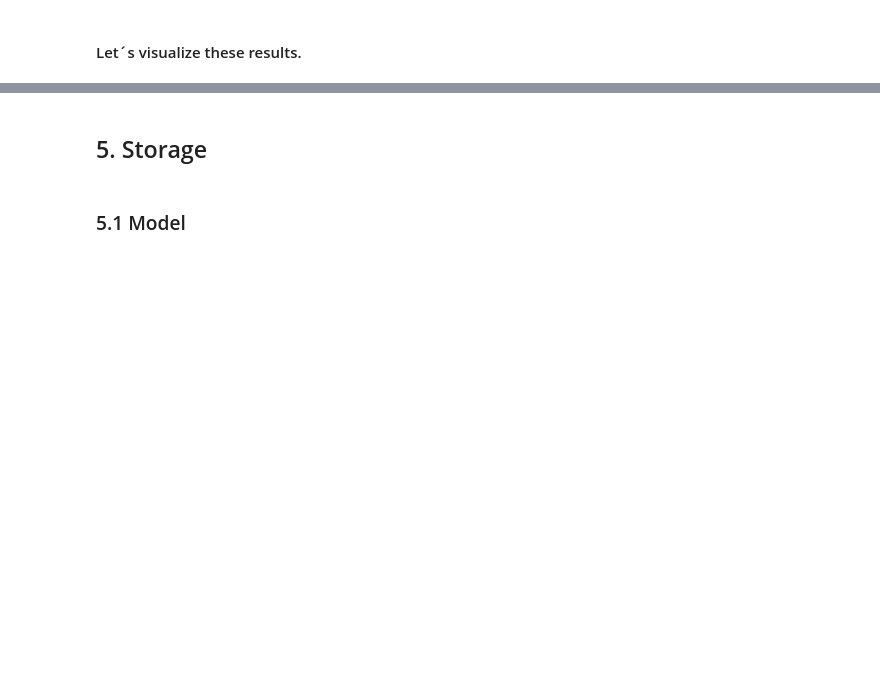
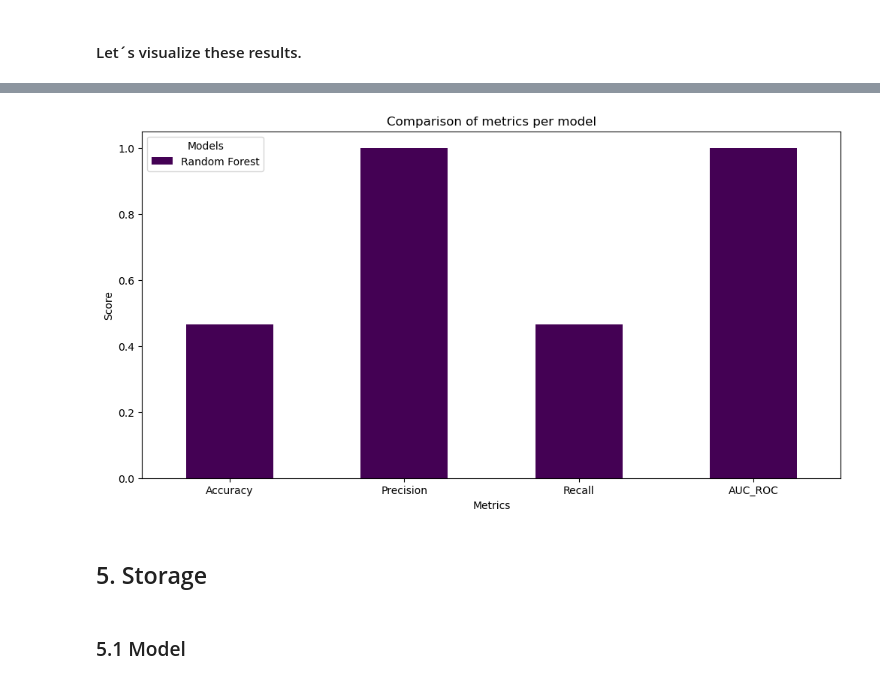
Before and after one commit to AJBrachoRodriguez/Fraud-Detection, a Jupyter notebook: notebook.ipynb, the cells around one changed output, grey strips where cells are left out. Saved outputs shown, nothing was run; the diff lists cells and outputs as text; code cells hidden in the pictures; blank space fills up the shorter version.

```diff
--- a/notebook.ipynb
+++ b/notebook.ipynb
@@ -873,0 +1602,4 @@ type(model_RF)
+# %%
+# train the model "random forest" (rf)
+
+rf = RandomForestRegressor(labelCol='isFraud',featuresCol='my_features', maxDepth=5, numTrees=20)
@@ -911,7 +1794,7 @@ preds_and_labels.show(20)
 # %%
 # AUC - ROC
 
-evaluator = BinaryClassificationEvaluator(rawPredictionCol="rawPrediction", labelCol="isFraud")
+evaluator = BinaryClassificationEvaluator(rawPredictionCol="prediction", labelCol="isFraud")
 
 auc_rf = evaluator.evaluate(predictions)
 
@@ -994,13 +2064,13 @@ predictions.show(50)
 # %%
 # AUC - ROC
 
-evaluator = BinaryClassificationEvaluator(rawPredictionCol="rawPrediction", labelCol="isFraud")
+evaluator = BinaryClassificationEvaluator(rawPredictionCol="Prediction", labelCol="isFraud")
 
 auc_lr = evaluator.evaluate(predictions)
 
 # Accuracy, Precision and Recall
 
-metrics = MulticlassClassificationEvaluator(labelCol="isFraud", predictionCol="prediction",)
+metrics = MulticlassClassificationEvaluator(predictionCol="prediction",labelCol="isFraud")
 
 accuracy_lr = metrics.evaluate(predictions, {metrics.metricName:"accuracy"})
 
@@ -1230,3 +2598,17 @@ pd.DataFrame()
+# %%
+# transpose of the "results_df" dataframe
+
+results_df = results_df.T
+colors = ['#0077b6','#CDDBF3','#9370DB','#DDA0DD']
+results_df.plot(kind='bar', figsize=(12,6), colormap='viridis', rot=0)
+mpt.title('Comparison of metrics per model')
+mpt.xlabel('Metrics')
+mpt.ylabel('Score')
+mpt.legend(title = 'Models')
+mpt.tight_layout
+mpt.show()
+# %% [output]
+[figure, added]
 # %% [markdown]
 ## 5. Storage
 # %% [markdown]
```
Also changed, not shown: parts of 137 cells of this notebook.
